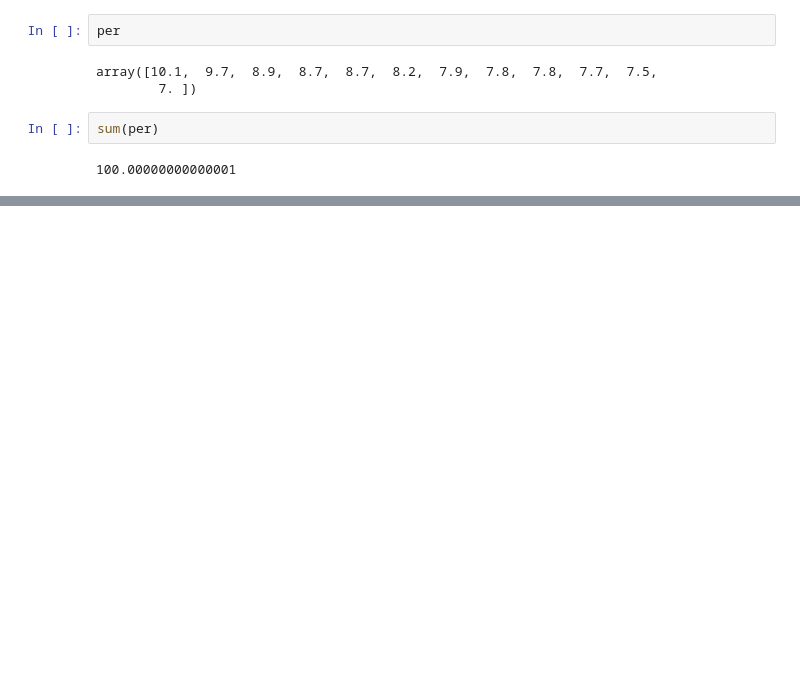
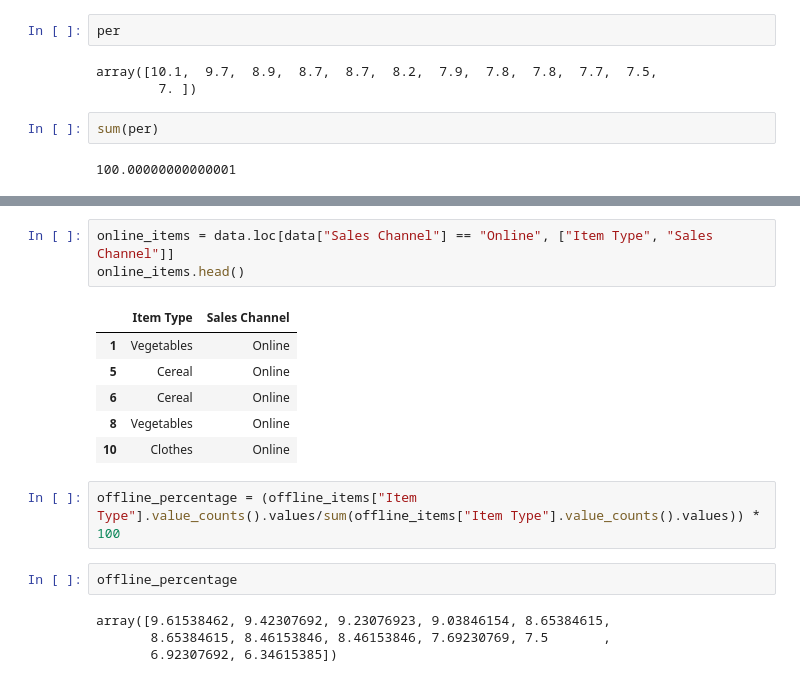
Before and after one commit to prasad5141/EDA_practice_exercises, a Jupyter notebook: Sales analysis.ipynb, the cells around one changed output, grey strips where cells are left out. Drawn from its saved outputs; the diff is of its cells as text; blank space fills up the shorter version.

```diff
--- a/Sales analysis.ipynb
+++ b/Sales analysis.ipynb
@@ -180,0 +263,18 @@ fig.show()
+# %%
+online_items = data.loc[data["Sales Channel"] == "Online", ["Item Type", "Sales Channel"]]
+online_items.head()
+# %% [output]
+|  | Item Type | Sales Channel |
+| 1 | Vegetables | Online |
+| 5 | Cereal | Online |
+| 6 | Cereal | Online |
+| 8 | Vegetables | Online |
+| 10 | Clothes | Online |
+# %%
+offline_percentage = (offline_items["Item Type"].value_counts().values/sum(offline_items["Item Type"].value_counts().values)) * 100
+# %%
+offline_percentage
+# %% [output]
+array([9.61538462, 9.42307692, 9.23076923, 9.03846154, 8.65384615,
+       8.65384615, 8.46153846, 8.46153846, 7.69230769, 7.5       ,
+       6.92307692, 6.34615385])
```
Also changed, not shown: parts of 19 cells of this notebook.
